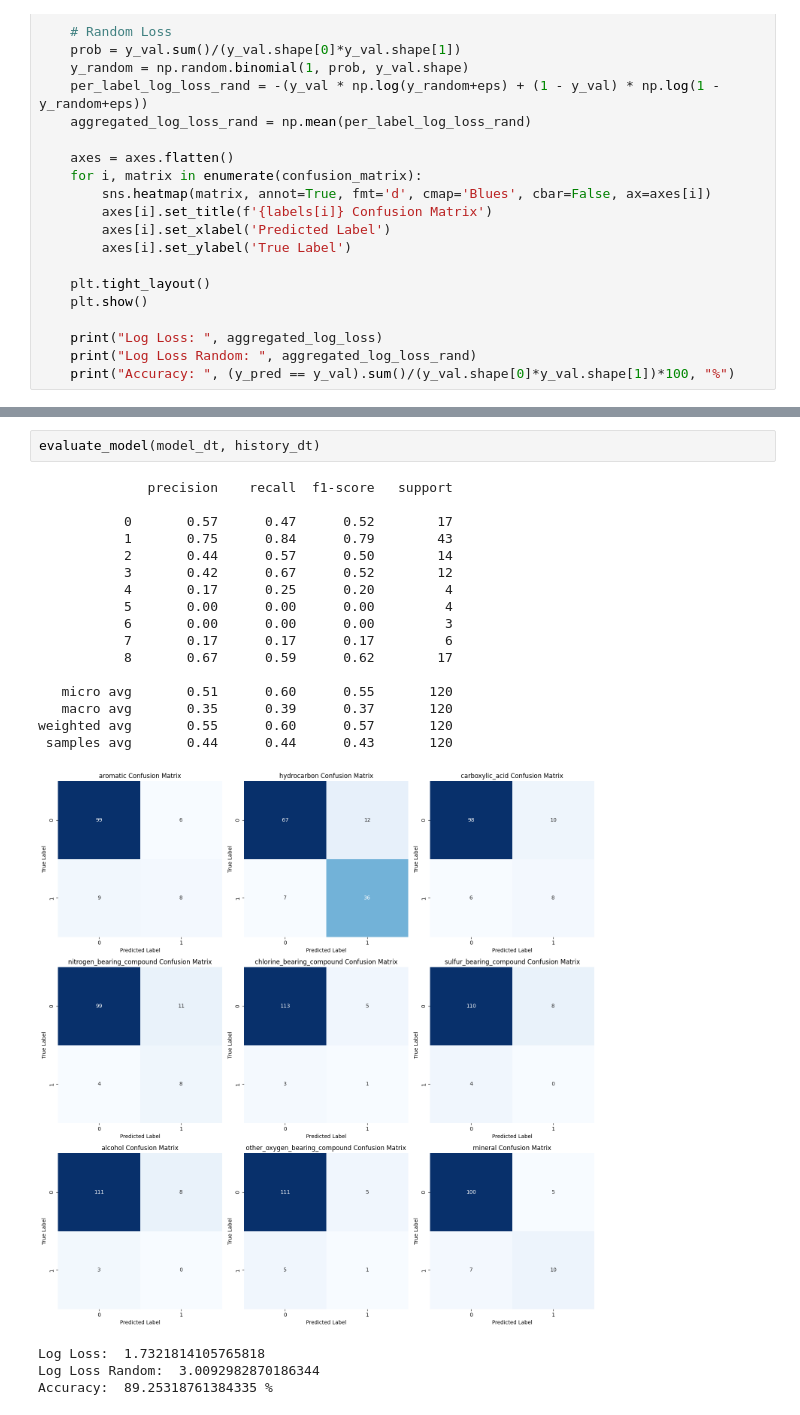
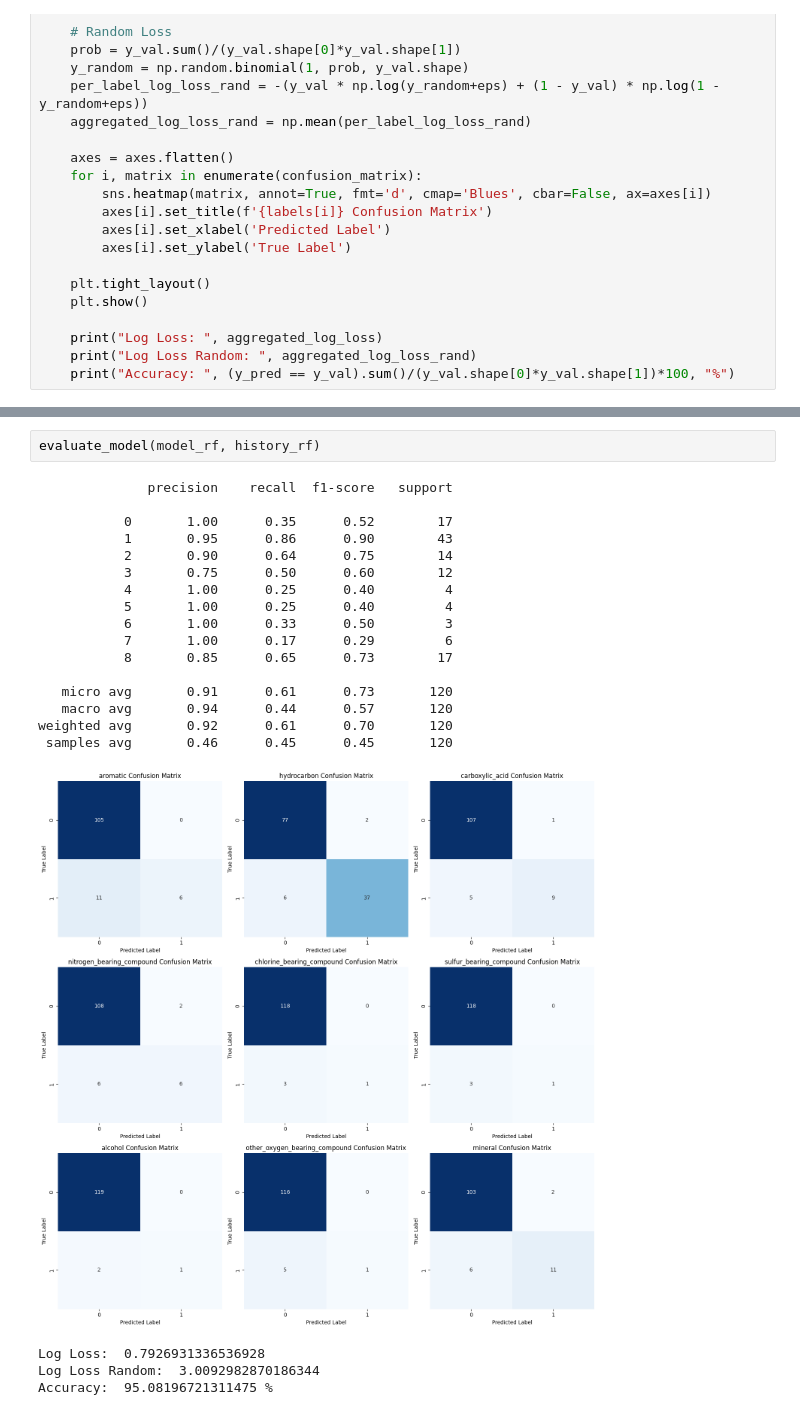
Before and after one commit to shashankp28/martian-atoms, a Jupyter notebook: martian_atoms.ipynb, the cells around one changed output, grey strips where cells are left out. Drawn from its saved outputs; the diff is of its cells as text.

```diff
--- a/martian_atoms.ipynb
+++ b/martian_atoms.ipynb
@@ -344,23 +345,23 @@ Accuracy:  93.71584699453553 %
-# %%
-evaluate_model(model_dt, history_dt)
-# %% [output]
-              precision    recall  f1-score   support
-
-           0       0.57      0.47      0.52        17
-           1       0.75      0.84      0.79        43
-           2       0.44      0.57      0.50        14
-           3       0.42      0.67      0.52        12
-           4       0.17      0.25      0.20         4
-           5       0.00      0.00      0.00         4
-           6       0.00      0.00      0.00         3
-           7       0.17      0.17      0.17         6
-           8       0.67      0.59      0.62        17
-
-   micro avg       0.51      0.60      0.55       120
-   macro avg       0.35      0.39      0.37       120
-weighted avg       0.55      0.60      0.57       120
- samples avg       0.44      0.44      0.43       120
-[figure, removed]
-Log Loss:  1.7321814105765818
-Log Loss Random:  3.0092982870186344
-Accuracy:  89.25318761384335 %
+# %%
+evaluate_model(model_rf, history_rf)
+# %% [output]
+              precision    recall  f1-score   support
+
+           0       1.00      0.35      0.52        17
+           1       0.95      0.86      0.90        43
+           2       0.90      0.64      0.75        14
+           3       0.75      0.50      0.60        12
+           4       1.00      0.25      0.40         4
+           5       1.00      0.25      0.40         4
+           6       1.00      0.33      0.50         3
+           7       1.00      0.17      0.29         6
+           8       0.85      0.65      0.73        17
+
+   micro avg       0.91      0.61      0.73       120
+   macro avg       0.94      0.44      0.57       120
+weighted avg       0.92      0.61      0.70       120
+ samples avg       0.46      0.45      0.45       120
+[figure, added]
+Log Loss:  0.7926931336536928
+Log Loss Random:  3.0092982870186344
+Accuracy:  95.08196721311475 %
```
Also changed, not shown: parts of 5 cells of this notebook, 11 other files.
